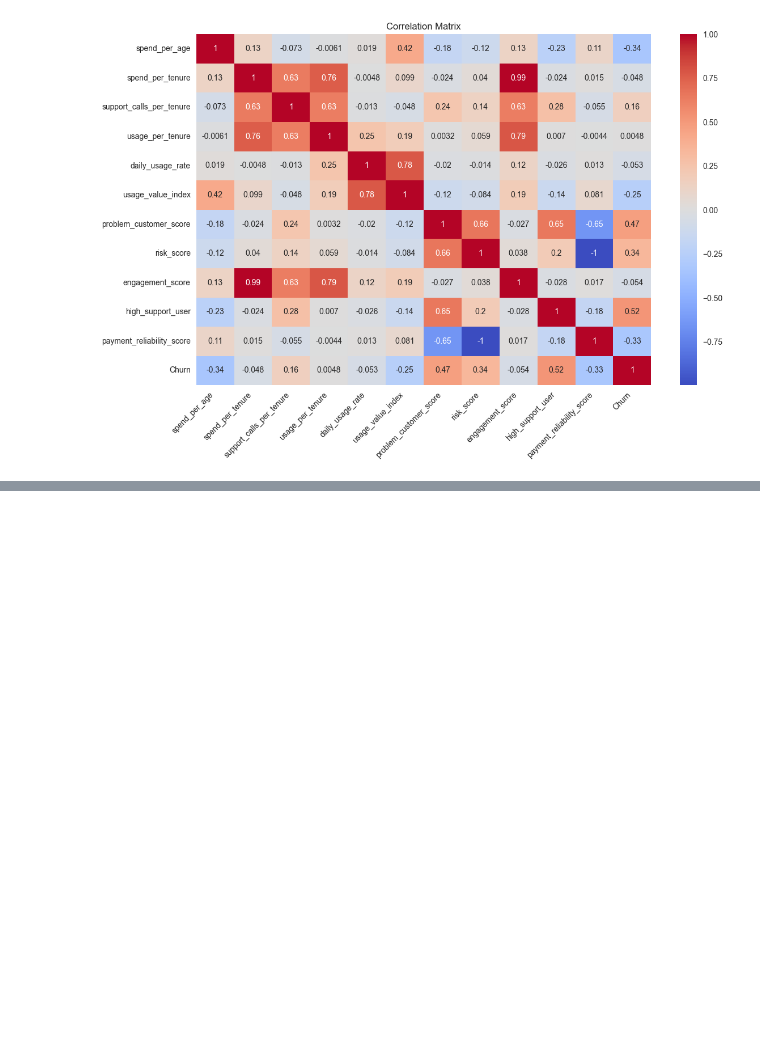
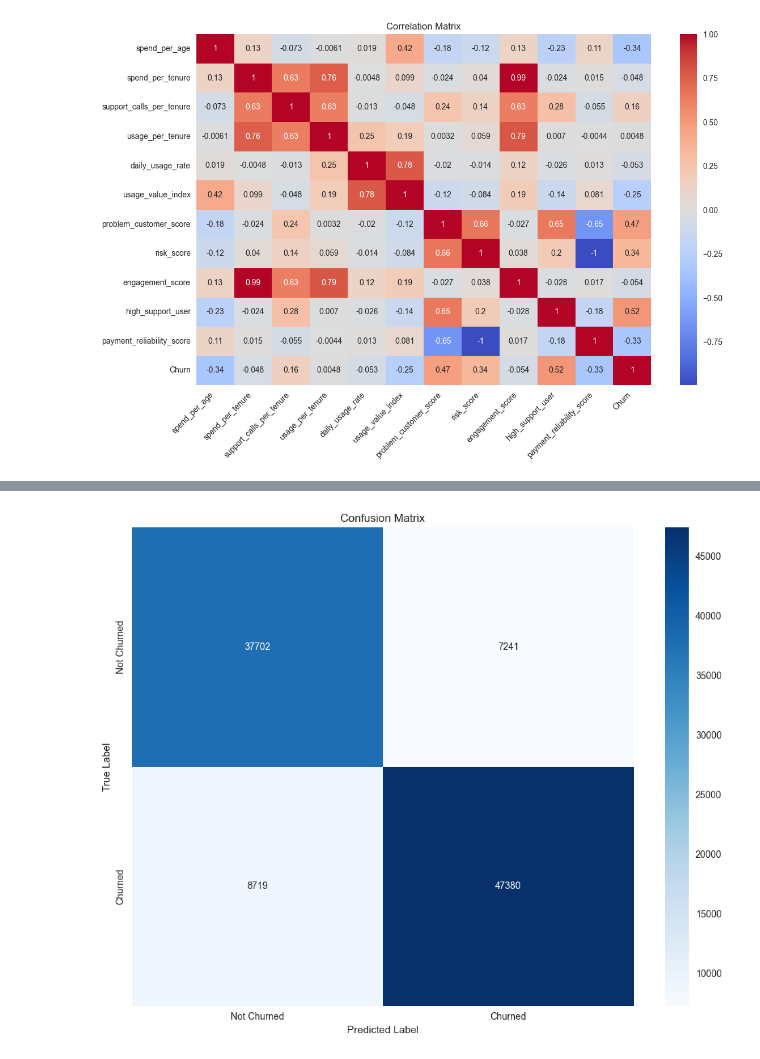
Before and after one commit to Mamdouh66/customer-churn, a Jupyter notebook: notebooks/data.ipynb, the cells around one changed output, grey strips where cells are left out. Cells and saved outputs as stored; diff of their text form; code cells hidden in the pictures; blank space fills up the shorter version.

Commit message:
feat: add base model pred

```diff
--- a/notebooks/data.ipynb
+++ b/notebooks/data.ipynb
@@ -419,0 +468,3 @@ shape: (505_206, 13)
+# %%
+y_pred = pipeline.predict(X_test)
+y_pred_proba = pipeline.predict_proba(X_test)[:, 1]
@@ -419,0 +509,19 @@ shape: (505_206, 13)
+# %%
+cm = confusion_matrix(y_test, y_pred)
+
+plt.figure(figsize=(10, 8))
+sns.heatmap(
+    cm,
+    annot=True,
+    fmt="d",
+    cmap="Blues",
+    xticklabels=["Not Churned", "Churned"],
+    yticklabels=["Not Churned", "Churned"],
+)
+plt.title("Confusion Matrix")
+plt.ylabel("True Label")
+plt.xlabel("Predicted Label")
+plt.tight_layout()
+plt.show()
+# %% [output]
+[figure, added]
```
Also changed, not shown: parts of 19 cells of this notebook.
